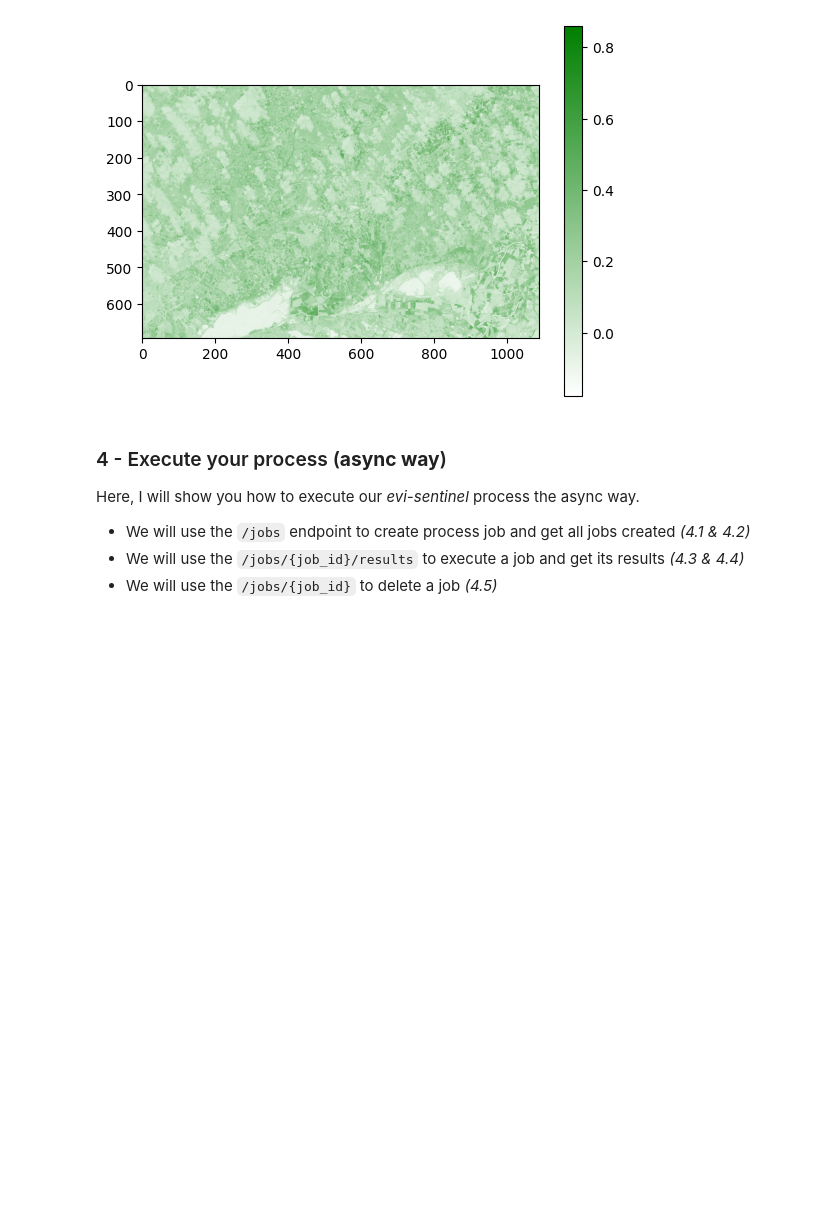
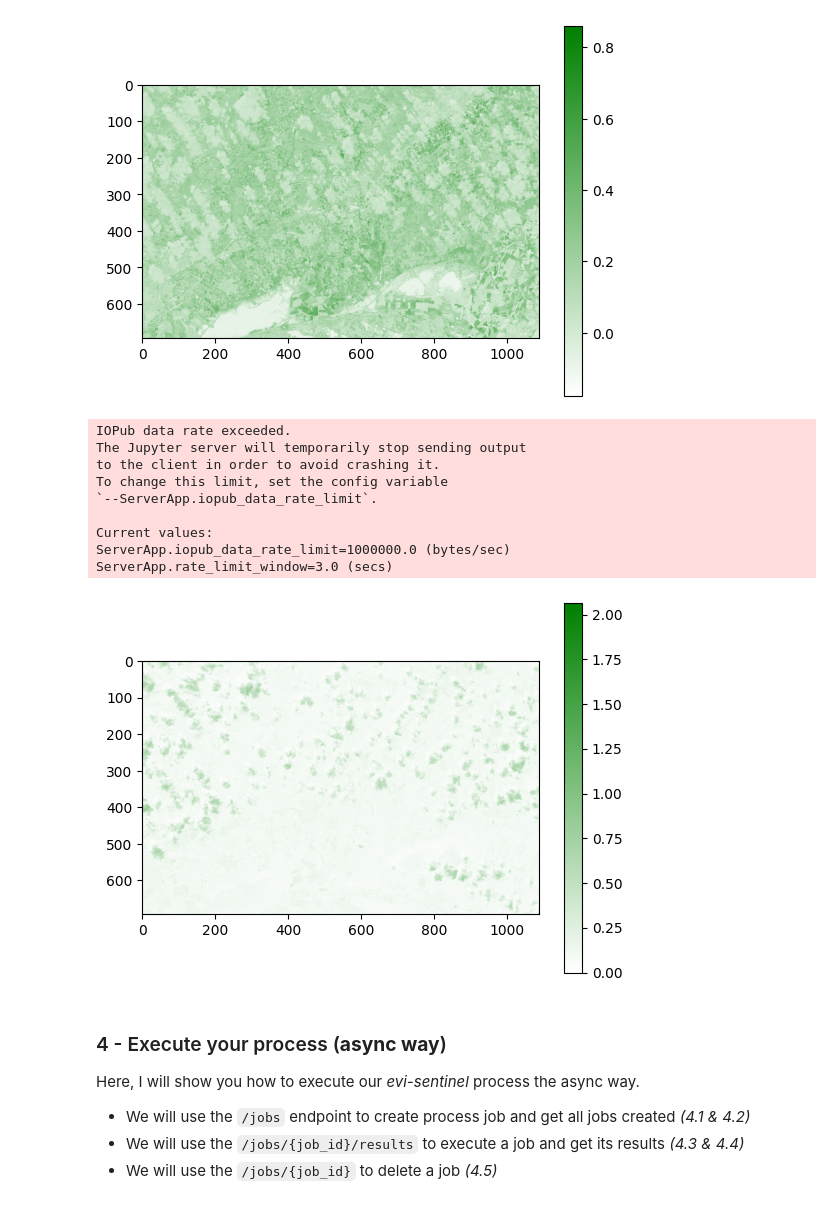
Before and after one commit to fair-ease/Examind_Tutorials, a Jupyter notebook: openeo_examind_example.ipynb, the cells around one changed output. Saved outputs shown, nothing was run; the diff lists cells and outputs as text; code cells hidden in the pictures; blank space fills up the shorter version.

Commit message:
Update jupyter notebook

```diff
--- a/openeo_examind_example.ipynb
+++ b/openeo_examind_example.ipynb
@@ -472,3 +472,35 @@ ServerApp.rate_limit_window=3.0 (secs)
+# %%
+URL = SERVER_IP + "/examind/WS/openeo/process/WPS/result"
+
+headers = {'Content-Type': 'application/json', 'Accept': '*/*'}
+
+r = requests.post(url=URL, data=json.dumps(source_data_graph), headers=headers)
+
+print(f"Status {r.status_code}")
+print(r.text)
+
+file_path = "./source.tiff"
+os.makedirs(os.path.dirname(file_path), exist_ok=True)
+with open(file_path, "wb") as f:
+    f.write(r.content)
+
+with rasterio.open(BytesIO(r.content)) as src:
+    image_data = src.read()
+
+plt.imshow(image_data.transpose([1, 2, 0]), cmap=cmap)
+plt.colorbar()
+plt.show()
+# %% [output]
+IOPub data rate exceeded.
+The Jupyter server will temporarily stop sending output
+to the client in order to avoid crashing it.
+To change this limit, set the config variable
+`--ServerApp.iopub_data_rate_limit`.
+
+Current values:
+ServerApp.iopub_data_rate_limit=1000000.0 (bytes/sec)
+ServerApp.rate_limit_window=3.0 (secs)
+[figure, added]
 # %% [markdown]
 ### 4 - Execute your process (**async way**)
 
```
Also changed, not shown: parts of 2 cells of this notebook.
